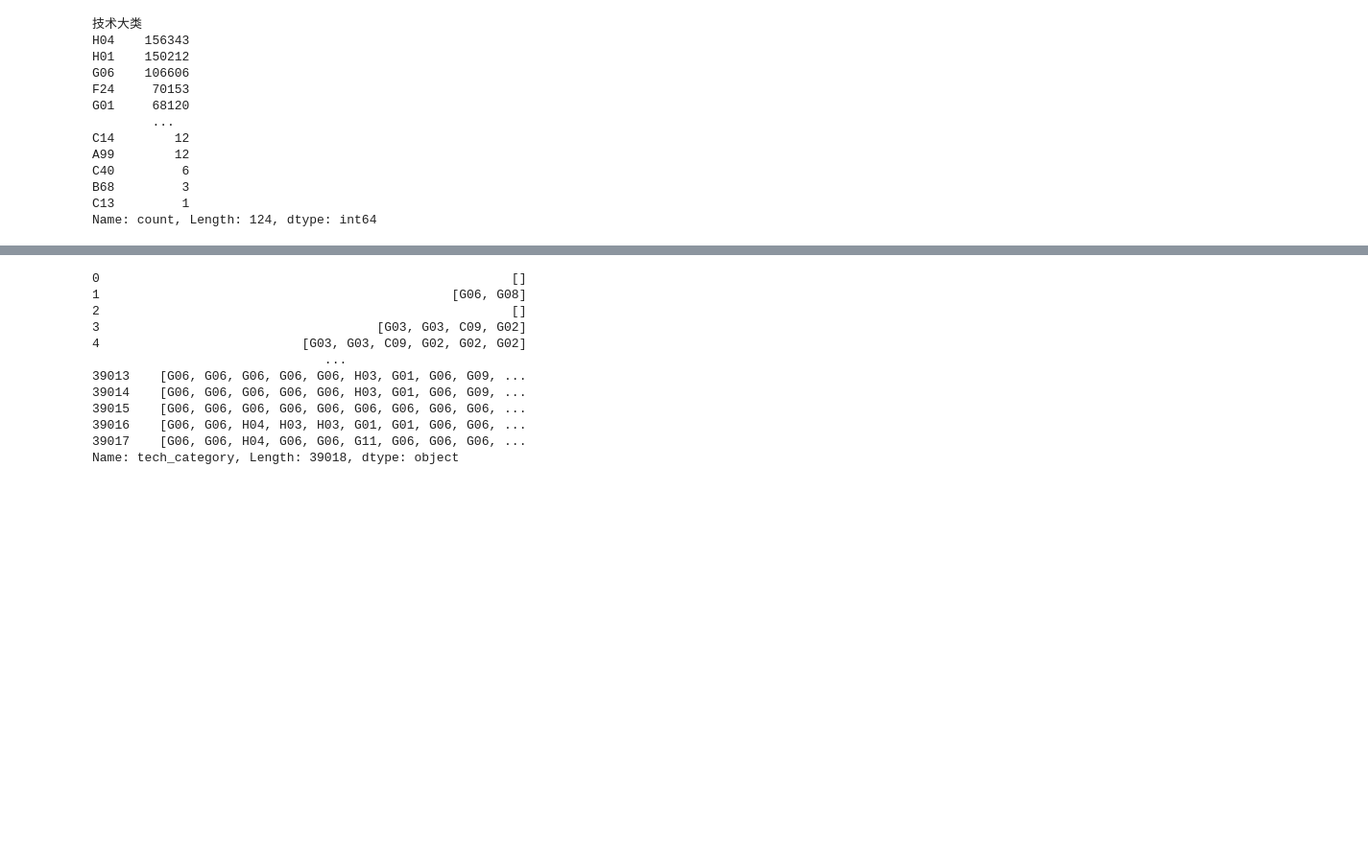
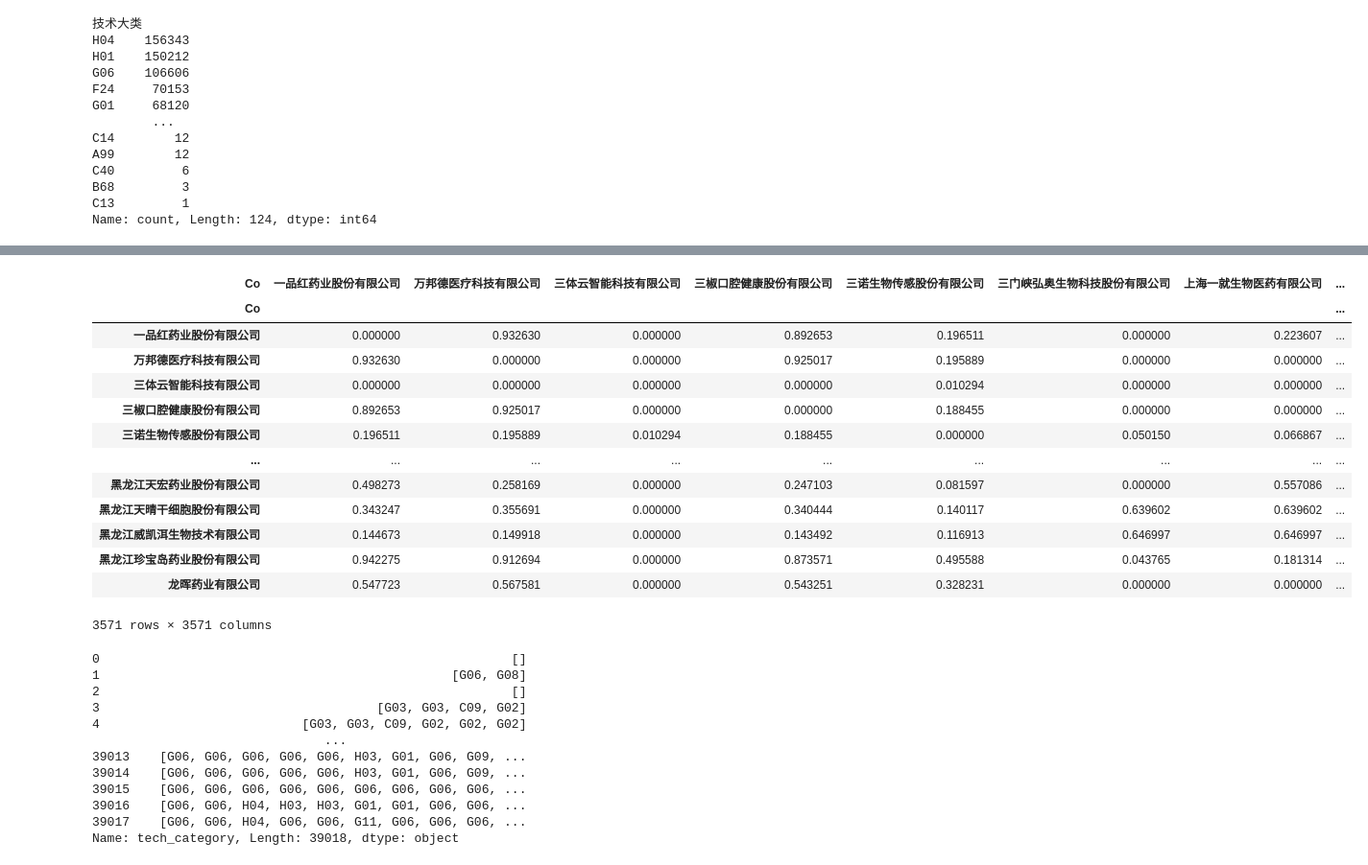
Before and after one commit to ideatechresearch/patent_invest, a Jupyter notebook: 探索性专利.ipynb, the cells around one changed output, grey strips where cells are left out. Shown: that part at 96% size. Saved outputs shown, nothing was run; the diff lists cells and outputs as text; code cells hidden in the pictures; blank space fills up the shorter version.

```diff
--- a/探索性专利.ipynb
+++ b/探索性专利.ipynb
@@ -622,0 +743,12 @@ pd.DataFrame(closeness(ipc_class_num.values),index=ipc_class_num.index,columns=i
+# %%
+%%time
+def closeness(ndarr):
+    div_tech = np.linalg.norm(ndarr, axis=1)
+    denominator_tech = np.outer(div_tech, div_tech)
+    numerator_tech = np.dot(ndarr, ndarr.T)
+    with np.errstate(divide='ignore', invalid='ignore'):
+        tech_closeness = np.where(denominator_tech != 0, numerator_tech / denominator_tech, 0)
+    np.fill_diagonal(tech_closeness, 0)
+    return tech_closeness
+pd.DataFrame(closeness(ipc_class_num.values),index=ipc_class_num.index,columns=ipc_class_num.index)
+# %% [output]
@@ -623,3 +757,17 @@ pd.DataFrame(closeness(ipc_class_num.values),index=ipc_class_num.index,columns=i
+| Co | 一品红药业股份有限公司 | 万邦德医疗科技有限公司 | 三体云智能科技有限公司 | 三椒口腔健康股份有限公司 | 三诺生物传感股份有限公司 | 三门峡弘奥生物科技股份有限公司 | 上海一就生物医药有限公司 | ... |
+| Co |  |  |  |  |  |  |  | ... |
+| 一品红药业股份有限公司 | 0.000000 | 0.932630 | 0.000000 | 0.892653 | 0.196511 | 0.000000 | 0.223607 | ... |
+| 万邦德医疗科技有限公司 | 0.932630 | 0.000000 | 0.000000 | 0.925017 | 0.195889 | 0.000000 | 0.000000 | ... |
+| 三体云智能科技有限公司 | 0.000000 | 0.000000 | 0.000000 | 0.000000 | 0.010294 | 0.000000 | 0.000000 | ... |
+| 三椒口腔健康股份有限公司 | 0.892653 | 0.925017 | 0.000000 | 0.000000 | 0.188455 | 0.000000 | 0.000000 | ... |
+| 三诺生物传感股份有限公司 | 0.196511 | 0.195889 | 0.010294 | 0.188455 | 0.000000 | 0.050150 | 0.066867 | ... |
+| ... | ... | ... | ... | ... | ... | ... | ... | ... |
+| 黑龙江天宏药业股份有限公司 | 0.498273 | 0.258169 | 0.000000 | 0.247103 | 0.081597 | 0.000000 | 0.557086 | ... |
+| 黑龙江天晴干细胞股份有限公司 | 0.343247 | 0.355691 | 0.000000 | 0.340444 | 0.140117 | 0.639602 | 0.639602 | ... |
+| 黑龙江威凯洱生物技术有限公司 | 0.144673 | 0.149918 | 0.000000 | 0.143492 | 0.116913 | 0.646997 | 0.646997 | ... |
+| 黑龙江珍宝岛药业股份有限公司 | 0.942275 | 0.912694 | 0.000000 | 0.873571 | 0.495588 | 0.043765 | 0.181314 | ... |
+| 龙晖药业有限公司 | 0.547723 | 0.567581 | 0.000000 | 0.543251 | 0.328231 | 0.000000 | 0.000000 | ... |
+3571 rows × 3571 columns
 # %%
 co_year['tech_category']
 # %% [output]
```
Also changed, not shown: parts of 40 cells of this notebook, 4 other files.
